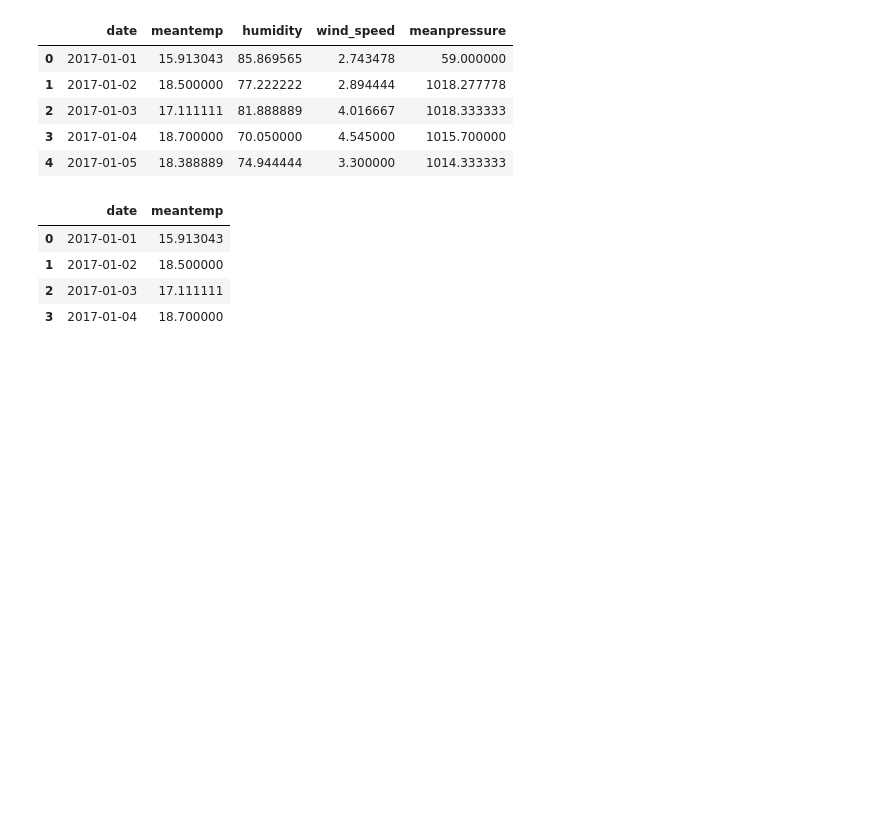
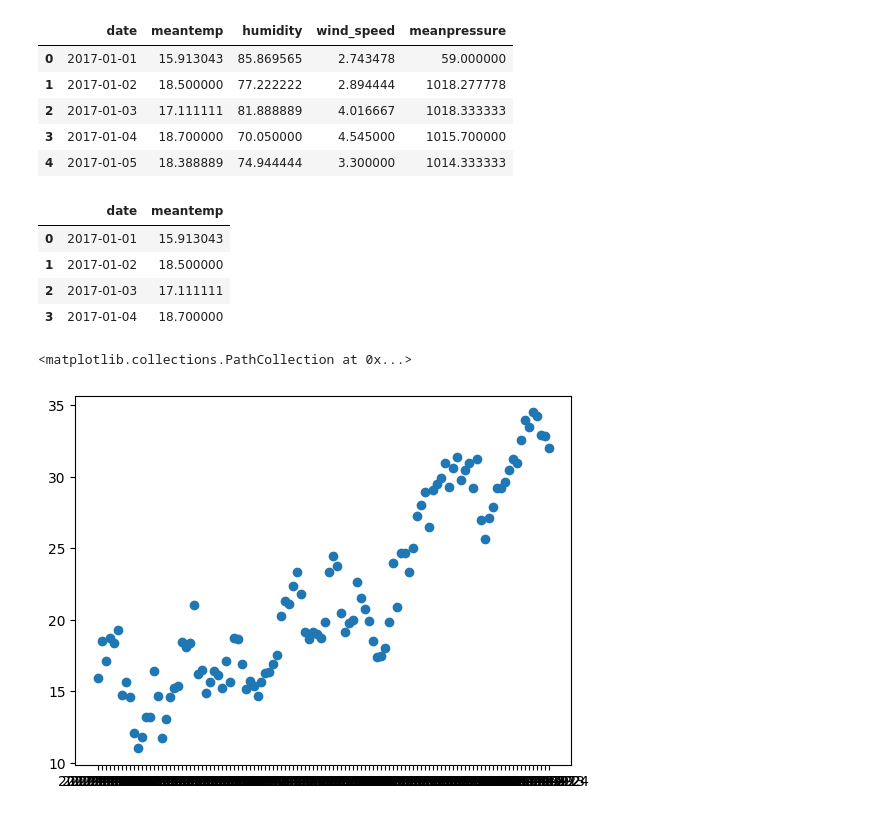
Before and after one commit to ajaykumar080286/DeepLearning, a Jupyter notebook: ExpoentialWeightedMomentAvg.ipynb, the cells around one changed output. Saved outputs shown, nothing was run; the diff lists cells and outputs as text; code cells hidden in the pictures; blank space fills up the shorter version.

```diff
--- a/ExpoentialWeightedMomentAvg.ipynb
+++ b/ExpoentialWeightedMomentAvg.ipynb
@@ -26,3 +26,8 @@ df.head(4)
 | 1 | 2017-01-02 | 18.500000 |
 | 2 | 2017-01-03 | 17.111111 |
 | 3 | 2017-01-04 | 18.700000 |
+# %%
+plt.scatter(df['date'], df['meantemp'])
+# %% [output]
+<matplotlib.collections.PathCollection at 0x...>
+[figure, added]
```
Also changed, not shown: parts of 5 cells of this notebook.
